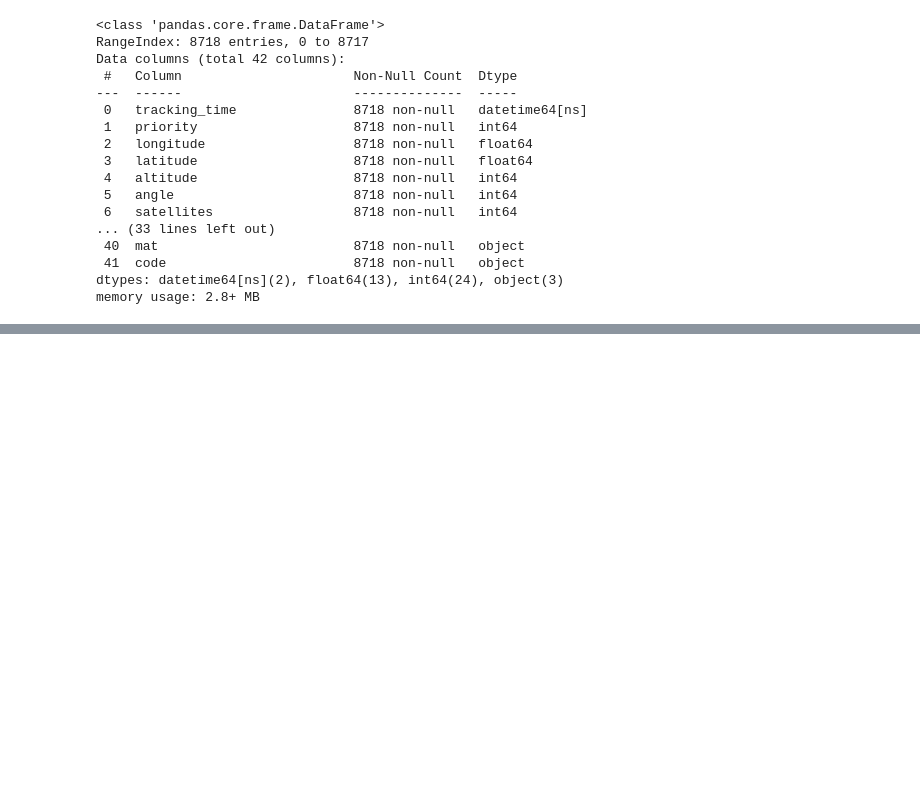
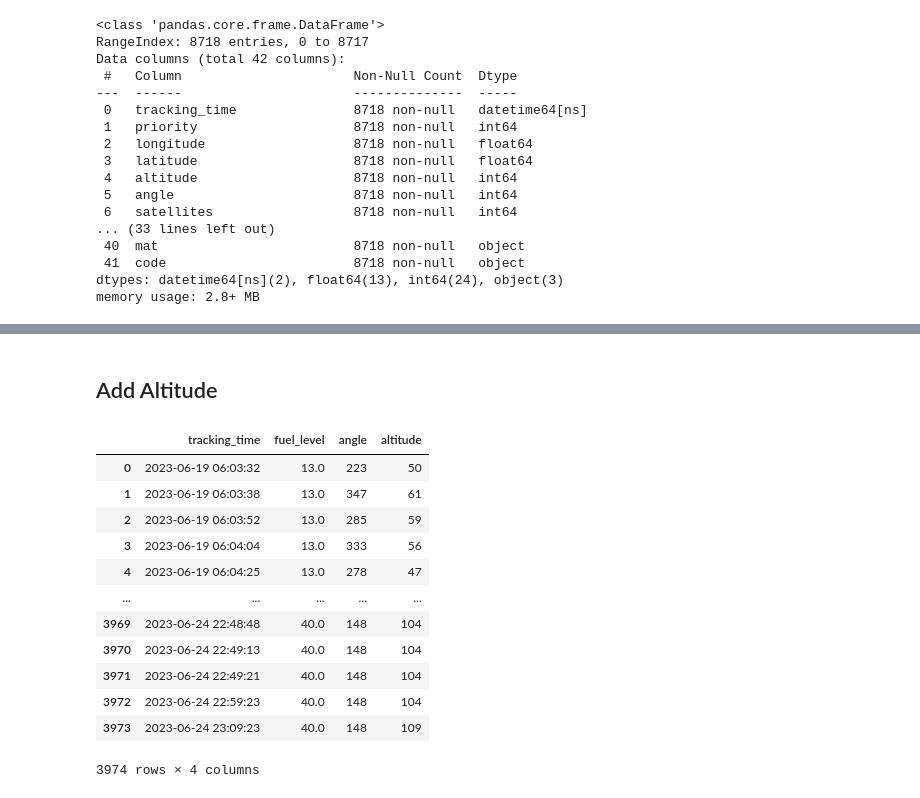
Before and after one commit to Elma-dev/fuel_calculation, a Jupyter notebook: fuel_calculation.ipynb, the cells around one changed output, grey strips where cells are left out. Saved outputs shown, nothing was run; the diff lists cells and outputs as text; code cells hidden in the pictures; blank space fills up the shorter version.

```diff
--- a/fuel_calculation.ipynb
+++ b/fuel_calculation.ipynb
@@ -69,2 +123,32 @@ px.line(data_frame=fuel_time_pd,x="tracking_time",y="size")
 # %% [output]
 [interactive output not drawn]
+# %% [markdown]
+## Add Altitude
+# %%
+#Alv values
+fuel_time={"tracking_time":[],"fuel_level":[],"angle":[],"altitude":[]}
+for i,alv in enumerate(LV_data.alv_data.values):
+  alv_value=json.loads(alv)
+  if alv_value.get("84")!=None:
+    if float(alv_value.get("84"))!=0:
+      fuel_time["tracking_time"].append(LV_data.at[i,"tracking_time"])
+      fuel_time["angle"].append(LV_data.at[i,"angle"])
+      fuel_time["altitude"].append(LV_data.at[i,"altitude"])
+      fuel_time["fuel_level"].append(float(alv_value.get("84"))*0.1)
+fuel_time_pd=pd.DataFrame(data=fuel_time)
+# %%
+fuel_time_pd
+# %% [output]
+|  | tracking_time | fuel_level | angle | altitude |
+| 0 | 2023-06-19 06:03:32 | 13.0 | 223 | 50 |
+| 1 | 2023-06-19 06:03:38 | 13.0 | 347 | 61 |
+| 2 | 2023-06-19 06:03:52 | 13.0 | 285 | 59 |
+| 3 | 2023-06-19 06:04:04 | 13.0 | 333 | 56 |
+| 4 | 2023-06-19 06:04:25 | 13.0 | 278 | 47 |
+| ... | ... | ... | ... | ... |
+| 3969 | 2023-06-24 22:48:48 | 40.0 | 148 | 104 |
+| 3970 | 2023-06-24 22:49:13 | 40.0 | 148 | 104 |
+| 3971 | 2023-06-24 22:49:21 | 40.0 | 148 | 104 |
+| 3972 | 2023-06-24 22:59:23 | 40.0 | 148 | 104 |
+| 3973 | 2023-06-24 23:09:23 | 40.0 | 148 | 109 |
+3974 rows × 4 columns
```
Also changed, not shown: parts of 24 cells of this notebook.
